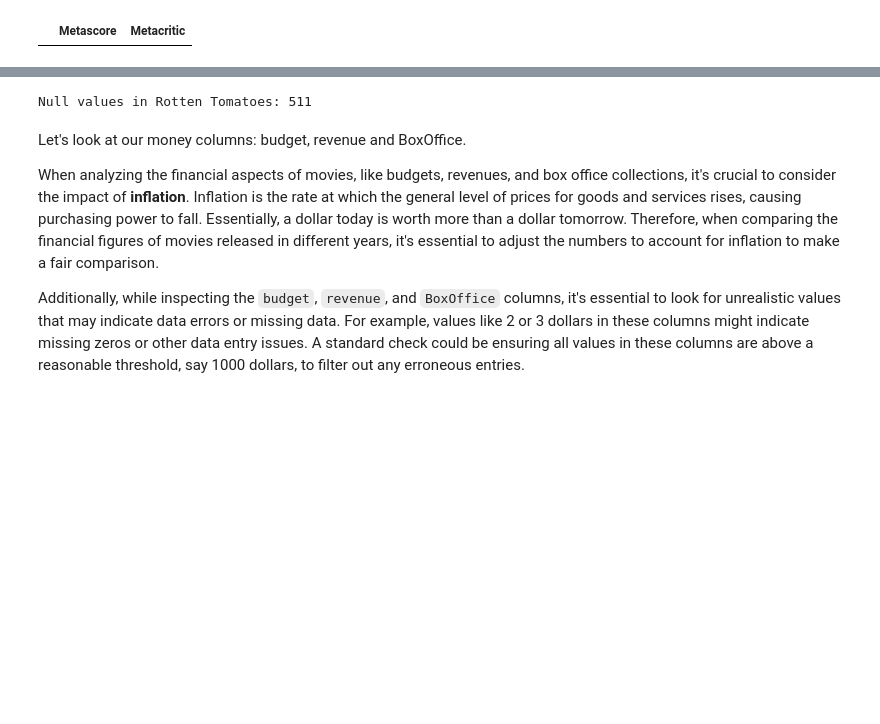
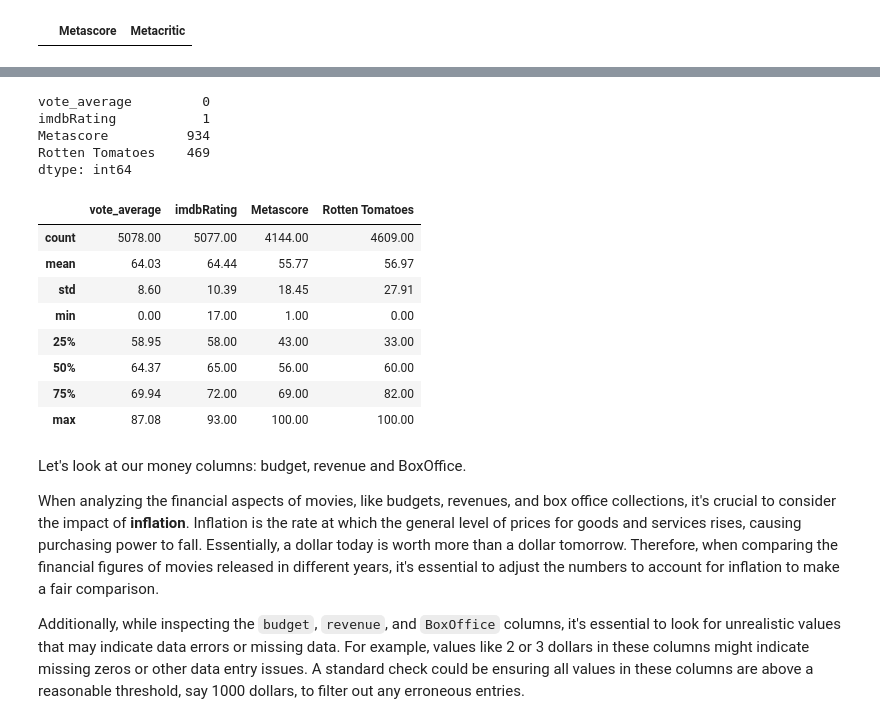
Before and after one commit to olgazju/ml_camp_2023, a Jupyter notebook: midterm_project/notebooks/1-Data-Cleaning.ipynb, the cells around one changed output, grey strips where cells are left out. Saved outputs shown, nothing was run; the diff lists cells and outputs as text; code cells hidden in the pictures; blank space fills up the shorter version.

```diff
--- a/midterm_project/notebooks/1-Data-Cleaning.ipynb
+++ b/midterm_project/notebooks/1-Data-Cleaning.ipynb
@@ -573,6 +630,18 @@ As you can see Internet Movie Database is the same as imdbRating and Metacritic
 # %%
-nulls = df['Rotten Tomatoes'].isnull().sum()
-
-print(f'Null values in Rotten Tomatoes: {nulls}')
+print(df[['vote_average', 'imdbRating', 'Metascore', 'Rotten Tomatoes']].isnull().sum())
+df[['vote_average', 'imdbRating', 'Metascore', 'Rotten Tomatoes']].describe()
 # %% [output]
-Null values in Rotten Tomatoes: 511
+vote_average         0
+imdbRating           1
+Metascore          934
+Rotten Tomatoes    469
+dtype: int64
+|  | vote_average | imdbRating | Metascore | Rotten Tomatoes |
+| count | 5078.00 | 5077.00 | 4144.00 | 4609.00 |
+| mean | 64.03 | 64.44 | 55.77 | 56.97 |
+| std | 8.60 | 10.39 | 18.45 | 27.91 |
+| min | 0.00 | 17.00 | 1.00 | 0.00 |
+| 25% | 58.95 | 58.00 | 43.00 | 33.00 |
+| 50% | 64.37 | 65.00 | 56.00 | 60.00 |
+| 75% | 69.94 | 72.00 | 69.00 | 82.00 |
+| max | 87.08 | 93.00 | 100.00 | 100.00 |
```
Also changed, not shown: parts of 11 cells of this notebook, 1 other file.
